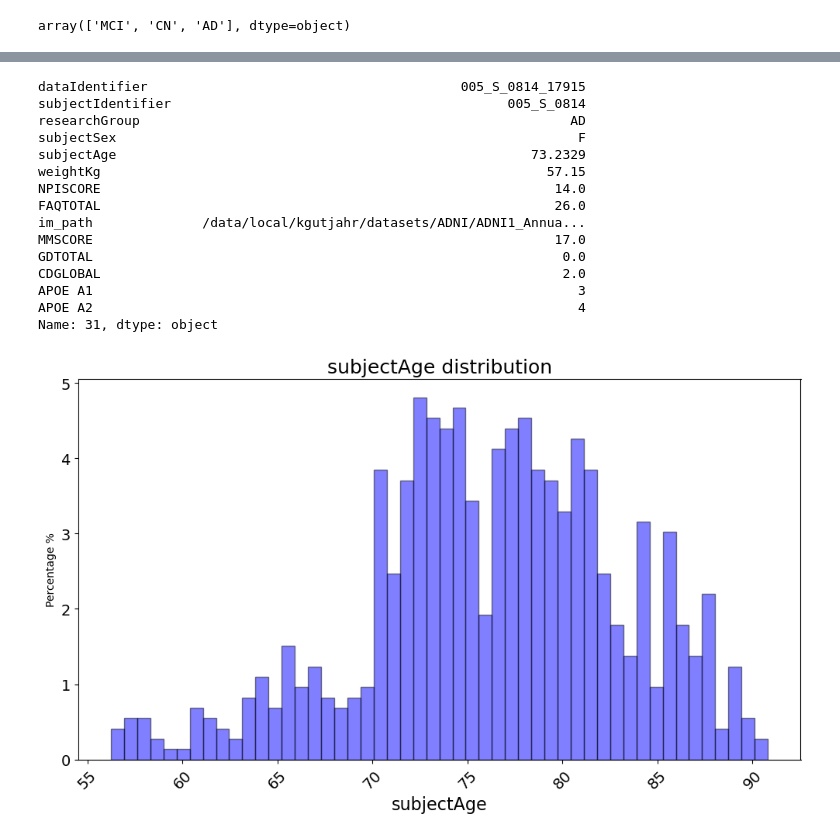
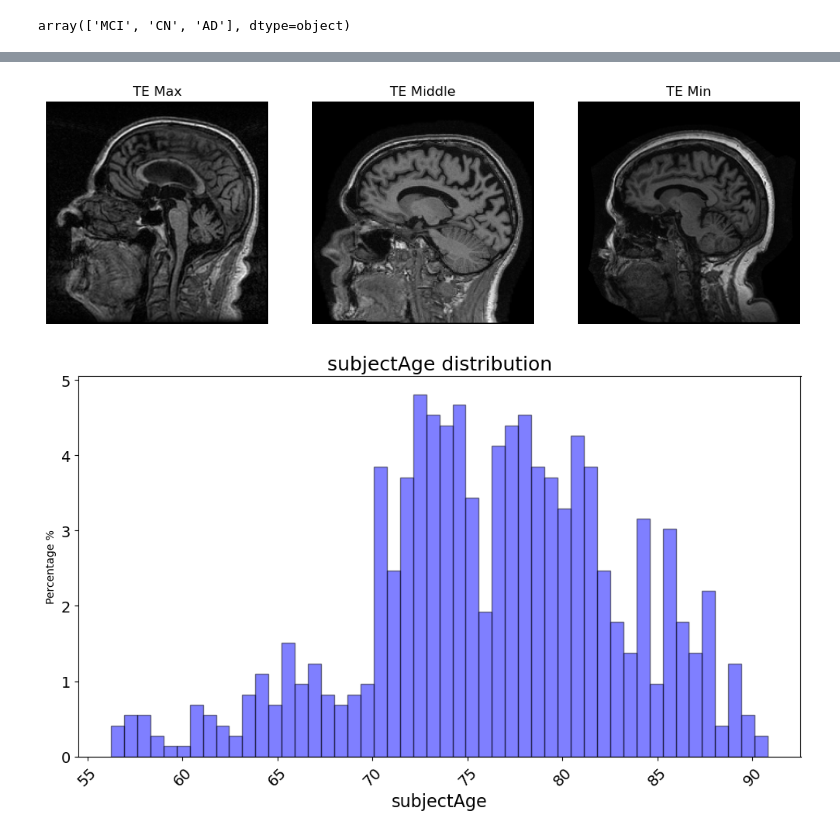
Before and after one commit to kgutjahr/STiL-TTA, a Jupyter notebook: data/ADNI.ipynb, the cells around one changed output, grey strips where cells are left out. Drawn from its saved outputs; the diff is of its cells as text; code cells hidden in the pictures.

```diff
--- a/data/ADNI.ipynb
+++ b/data/ADNI.ipynb
@@ -454,22 +475,42 @@ APOE A2                int64
 dtype: object
 # %%
-relevant_df.loc[relevant_df["CDGLOBAL"].idxmax()]
+img_col = "TE"
+
+img_te_max = nib.load(relevant_df.loc[relevant_df[img_col].idxmax()]["im_path"])
+img_te_min = nib.load(relevant_df.loc[relevant_df[img_col].idxmin()]["im_path"])
+middle_row = relevant_df.loc[(relevant_df[img_col] - (relevant_df[img_col].max() + relevant_df[img_col].min()) / 2).abs().idxmin()]["im_path"]
+img_te_middle = nib.load(middle_row)
+
+data_te_max = img_te_max.get_fdata()
+data_te_min = img_te_min.get_fdata()
+data_te_middle = img_te_middle.get_fdata()
+
+slice_index = data_te_max.shape[2] // 2
+slice_max = data_te_max[:, :, slice_index]
+slice_min = data_te_min[:, :, slice_index]
+slice_middle = data_te_middle[:, :, slice_index]
+
+# Create side-by-side plots
+fig, axes = plt.subplots(1, 3, figsize=(12, 6))  # 1 row, 2 columns
+
+# Left image
+axes[0].imshow(slice_max, cmap="gray")
+axes[0].axis("off")
+axes[0].set_title(f"{img_col} Max")
+
+# Middle image
+axes[1].imshow(slice_middle, cmap="gray")
+axes[1].axis("off")
+axes[1].set_title(f"{img_col} Middle")
+
+# Right image
+axes[2].imshow(slice_min, cmap="gray")
+axes[2].axis("off")
+axes[2].set_title(f"{img_col} Min")
+
+plt.show()
 # %% [output]
-dataIdentifier                                        005_S_0814_17915
-subjectIdentifier                                           005_S_0814
-researchGroup                                                       AD
-subjectSex                                                           F
-subjectAge                                                     73.2329
-weightKg                                                         57.15
-NPISCORE                                                          14.0
-FAQTOTAL                                                          26.0
-im_path              /data/local/kgutjahr/datasets/ADNI/ADNI1_Annua...
-MMSCORE                                                           17.0
-GDTOTAL                                                            0.0
-CDGLOBAL                                                           2.0
-APOE A1                                                              3
-APOE A2                                                              4
-Name: 31, dtype: object
+[figure, added]
 # %%
 def get_slice(path):
     img = nib.load(path)
```
Also changed, not shown: parts of 30 cells of this notebook, 8 other files.
